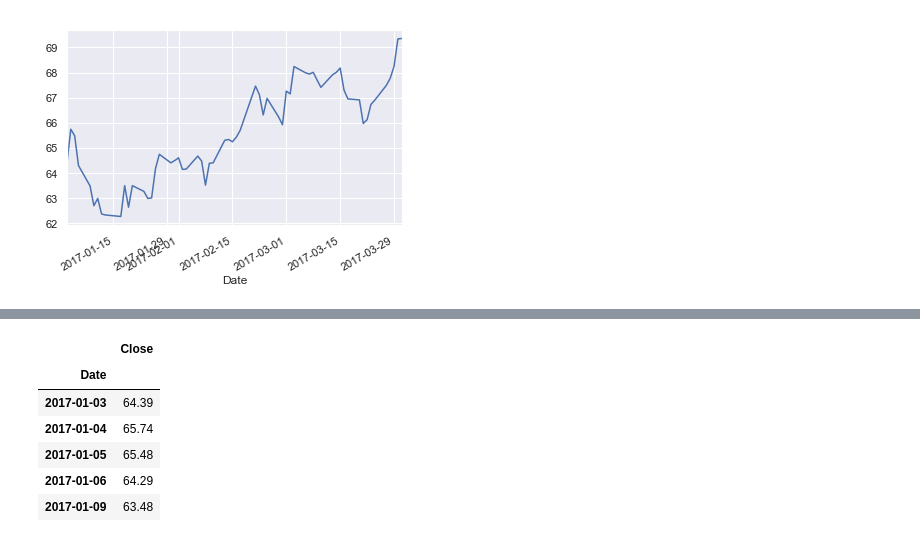
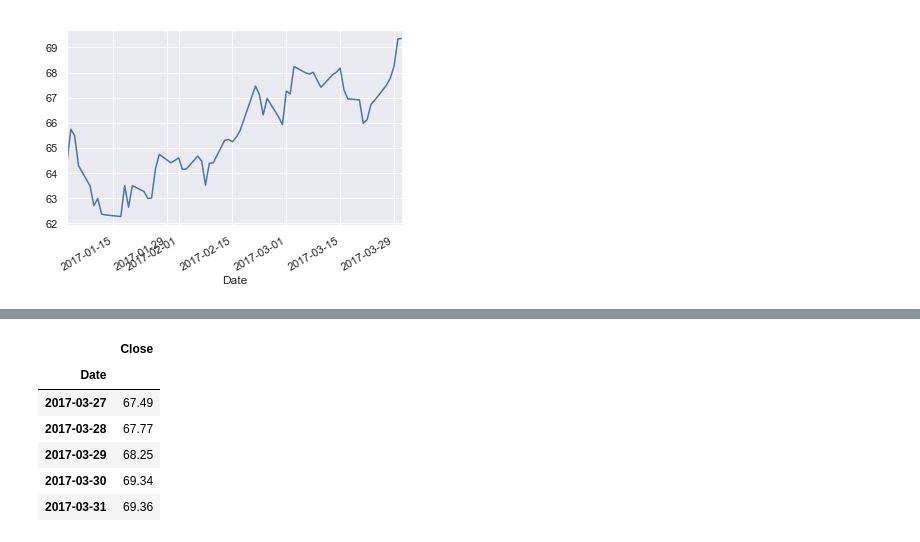
Before and after one commit to Geoffroyclms/Time-Series, a Jupyter notebook: 1.lstmVgeof.ipynb, the cells around one changed output, grey strips where cells are left out. Saved outputs shown, nothing was run; the diff lists cells and outputs as text; code cells hidden in the pictures.

```diff
--- a/1.lstmVgeof.ipynb
+++ b/1.lstmVgeof.ipynb
@@ -521,15 +537,15 @@ final3=final3.tail(50)
 # %%
 df3=df2[['Date','Close']]
 df3=df3.set_index('Date')
-df3.head(5)
+df3.tail(5)
 # %% [output]
 |  | Close |
 | Date |  |
-| 2017-01-03 | 64.39 |
-| 2017-01-04 | 65.74 |
-| 2017-01-05 | 65.48 |
-| 2017-01-06 | 64.29 |
-| 2017-01-09 | 63.48 |
+| 2017-03-27 | 67.49 |
+| 2017-03-28 | 67.77 |
+| 2017-03-29 | 68.25 |
+| 2017-03-30 | 69.34 |
+| 2017-03-31 | 69.36 |
 # %%
 ecart=abs(final3-df3)
 ecart=ecart.dropna()
```
Also changed, not shown: parts of 14 cells of this notebook, 4 other files.
